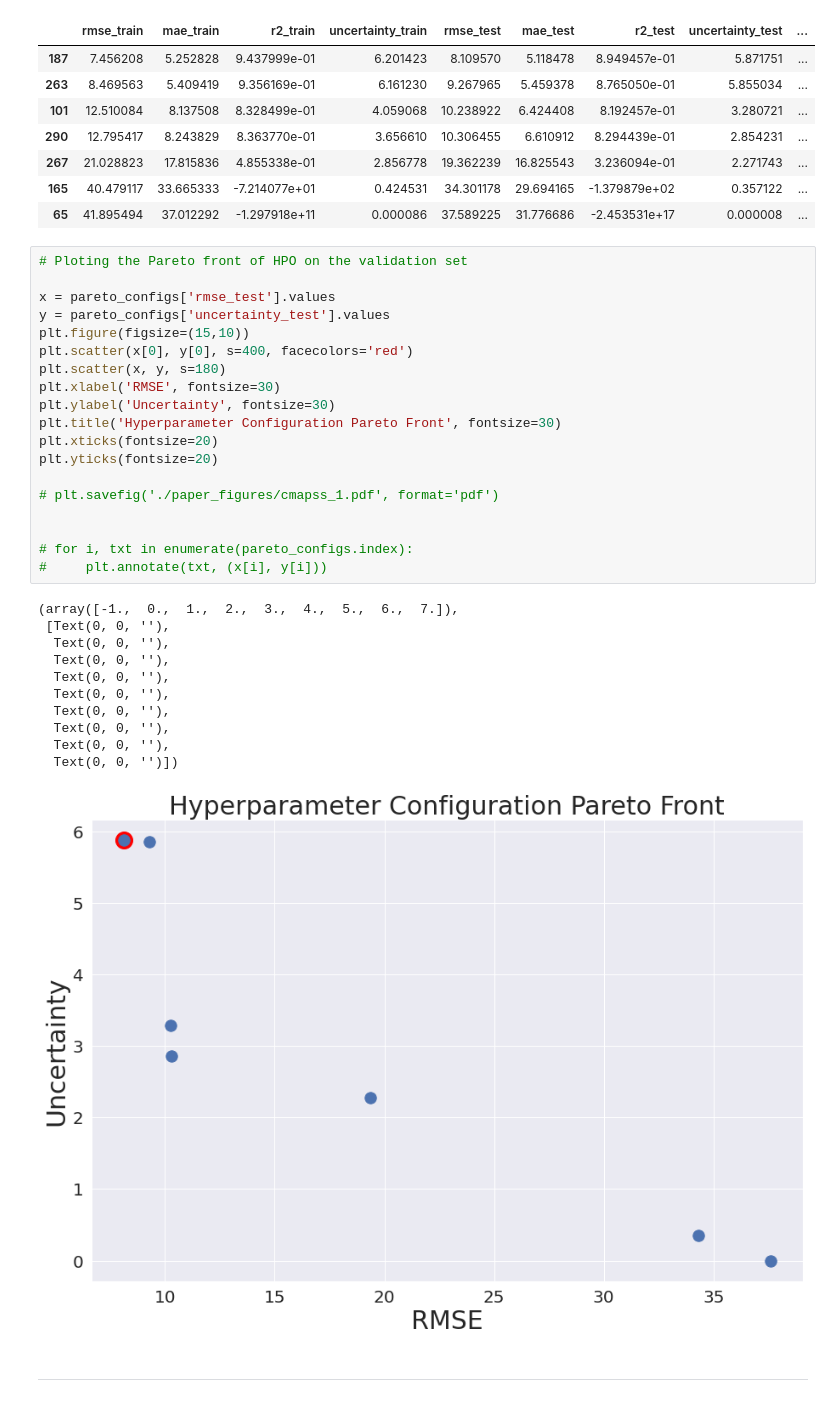
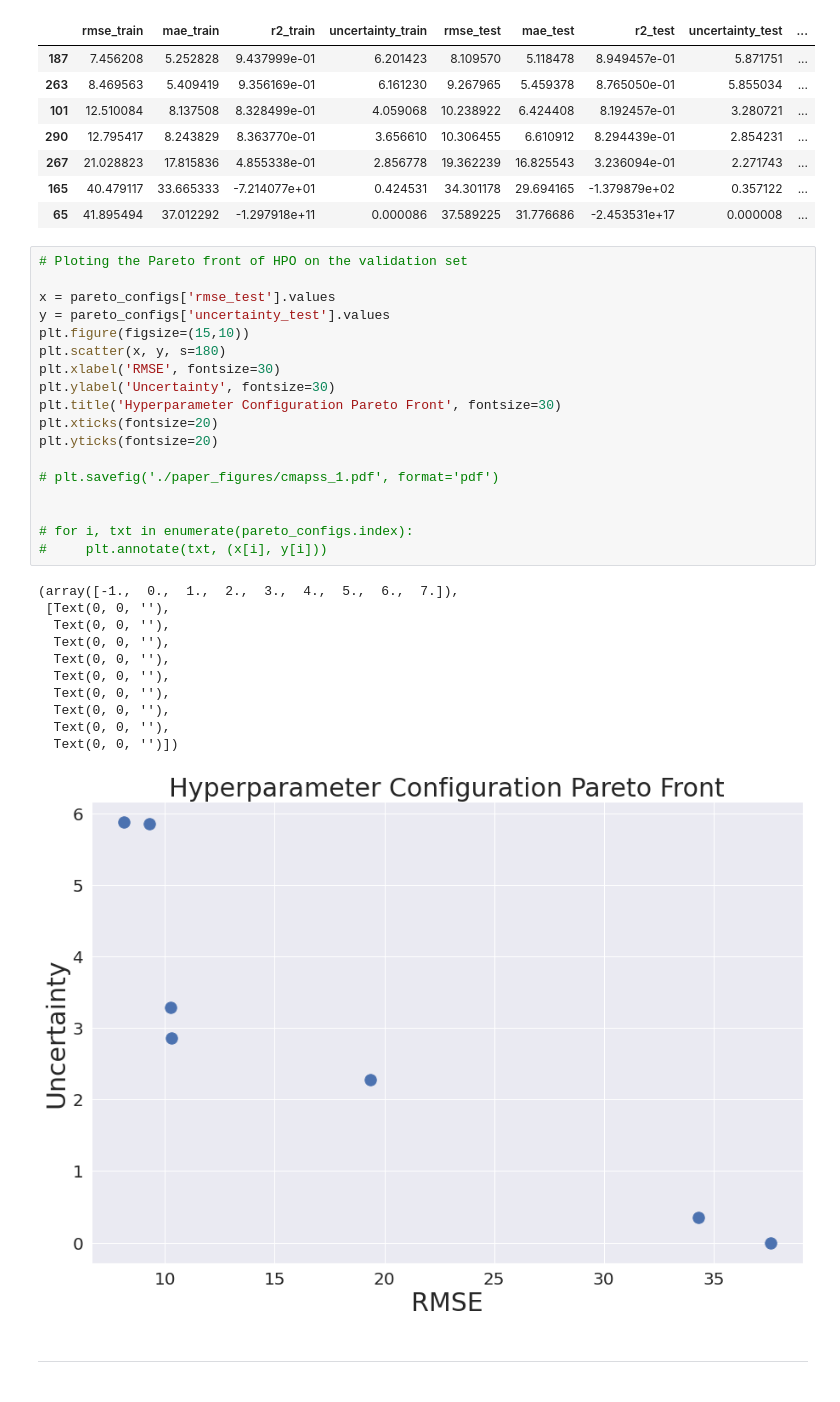
Before and after one commit to MariosKef/RULe, a Jupyter notebook: tests_dataset1.ipynb, the cells around one changed output. Cells and saved outputs as stored; diff of their text form.

```diff
--- a/tests_dataset1.ipynb
+++ b/tests_dataset1.ipynb
@@ -60,34 +60,33 @@ pareto_configs
 # %%
 # Ploting the Pareto front of HPO on the validation set
 
 x = pareto_configs['rmse_test'].values
 y = pareto_configs['uncertainty_test'].values
 plt.figure(figsize=(15,10))
-plt.scatter(x[0], y[0], s=400, facecolors='red')
 plt.scatter(x, y, s=180)
 plt.xlabel('RMSE', fontsize=30)
 plt.ylabel('Uncertainty', fontsize=30)
 plt.title('Hyperparameter Configuration Pareto Front', fontsize=30)
 plt.xticks(fontsize=20)
 plt.yticks(fontsize=20)
 
 # plt.savefig('./paper_figures/cmapss_1.pdf', format='pdf')
 
 
 # for i, txt in enumerate(pareto_configs.index):
 #     plt.annotate(txt, (x[i], y[i]))
 # %% [output]
 (array([-1.,  0.,  1.,  2.,  3.,  4.,  5.,  6.,  7.]),
  [Text(0, 0, ''),
   Text(0, 0, ''),
   Text(0, 0, ''),
   Text(0, 0, ''),
   Text(0, 0, ''),
   Text(0, 0, ''),
   Text(0, 0, ''),
   Text(0, 0, ''),
   Text(0, 0, '')])
-[figure, old version]
+[figure, new version]
 # %% [markdown]
 ***
 # %% [markdown]
```
Also changed, not shown: 2 other files.
